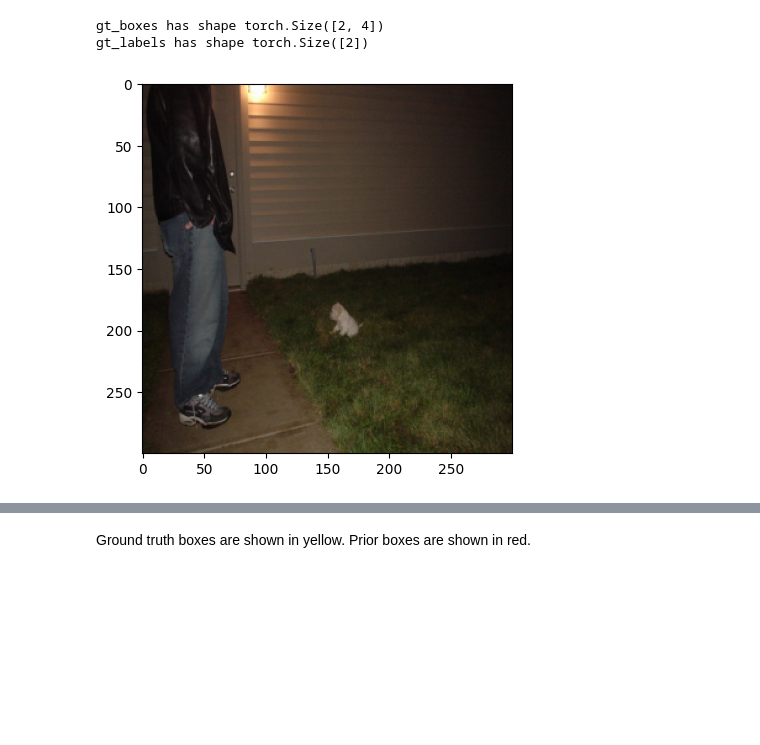
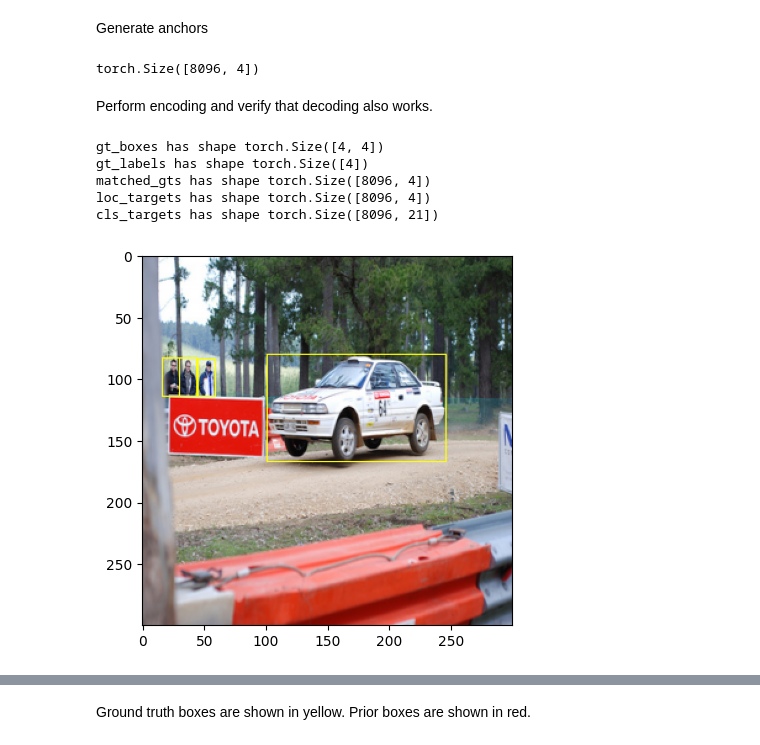
Before and after one commit to calvinfeng/deep-learning-playground, a Jupyter notebook: notebooks/test_target_encoder.ipynb, the cells around one changed output, grey strips where cells are left out. Cells and saved outputs as stored; diff of their text form; code cells hidden in the pictures; blank space fills up the shorter version.

Commit message:
Completed encoding, next to do is loss, training loop, and augmentation

```diff
--- a/notebooks/test_target_encoder.ipynb
+++ b/notebooks/test_target_encoder.ipynb
@@ -17,2 +19,17 @@ from ssd.box_utils import point_form
+# %% [markdown]
+Generate anchors
+# %%
+generator = AnchorGenerator()
+anchor_boxes_by_layer = generator.anchor_boxes
+prior_boxes = []
+for layer in anchor_boxes_by_layer:
+    prior_boxes.append(anchor_boxes_by_layer[layer].view(-1, 4))
+prior_boxes = torch.cat(prior_boxes, dim=0)
+prior_boxes = point_form(prior_boxes, clip=True)
+print(prior_boxes.shape)
+# %% [output]
+torch.Size([8096, 4])
+# %% [markdown]
+Perform encoding and verify that decoding also works.
 # %%
 dataset = VOCDataset(root=voc_root)
@@ -21,25 +37,31 @@ encoder = TargetEncoder()
-# %%
-anchor_boxes = generator.anchor_boxes
-priors = []
-for layer in anchor_boxes:
-    layer_priors = point_form(anchor_boxes[layer].view(-1, 4), clip=True)
-    priors.append(layer_priors)
-priors = torch.cat(priors, dim=0)
-
-img_tensor, bboxes = dataset[200]
-img_tensor = img_tensor.permute(1, 2, 0).contiguous()
-
-img = img_tensor.numpy() * 255
-img = img.astype(np.uint8)
-plt.imshow(img)
-
-gt_boxes = bboxes[:, :4]
-gt_labels = bboxes[:, 4]
-print("gt_boxes has shape", gt_boxes.shape)
-print("gt_labels has shape", gt_labels.shape)
-
-matched_priors, matched_labels = encoder._match(gt_boxes, gt_labels, priors, iou_threshold=0.5)
-# %% [output]
-gt_boxes has shape torch.Size([2, 4])
-gt_labels has shape torch.Size([2])
-[figure, removed]
+# %%
+img_tensor, bboxes = dataset[1337]
+img_tensor = img_tensor.permute(1, 2, 0).contiguous()
+
+img = img_tensor.numpy() * 255
+img = img.astype(np.uint8)
+height, width, _ = img.shape
+
+gt_boxes = bboxes[:, :4]
+gt_labels = bboxes[:, 4]
+print("gt_boxes has shape", gt_boxes.shape)
+print("gt_labels has shape", gt_labels.shape)
+
+for i, box in enumerate(gt_boxes):
+    xmin, ymin, xmax, ymax = box
+    umin, vmin = int(xmin * width), int(ymin * height)
+    umax, vmax = int(xmax * width), int(ymax * height)
+    cv2.rectangle(img, (umin, vmin), (umax, vmax), color=(255, 255, 0), thickness=1)
+plt.imshow(img)
+
+matched_gts, loc_targets, cls_targets = encoder.encode(gt_boxes, gt_labels)
+print("matched_gts has shape", matched_gts.shape)
+print("loc_targets has shape", loc_targets.shape)
+print("cls_targets has shape", cls_targets.shape)
+# %% [output]
+gt_boxes has shape torch.Size([4, 4])
+gt_labels has shape torch.Size([4])
+matched_gts has shape torch.Size([8096, 4])
+loc_targets has shape torch.Size([8096, 4])
+cls_targets has shape torch.Size([8096, 21])
+[figure, added]
```
Also changed, not shown: parts of 12 cells of this notebook, 5 other files.
